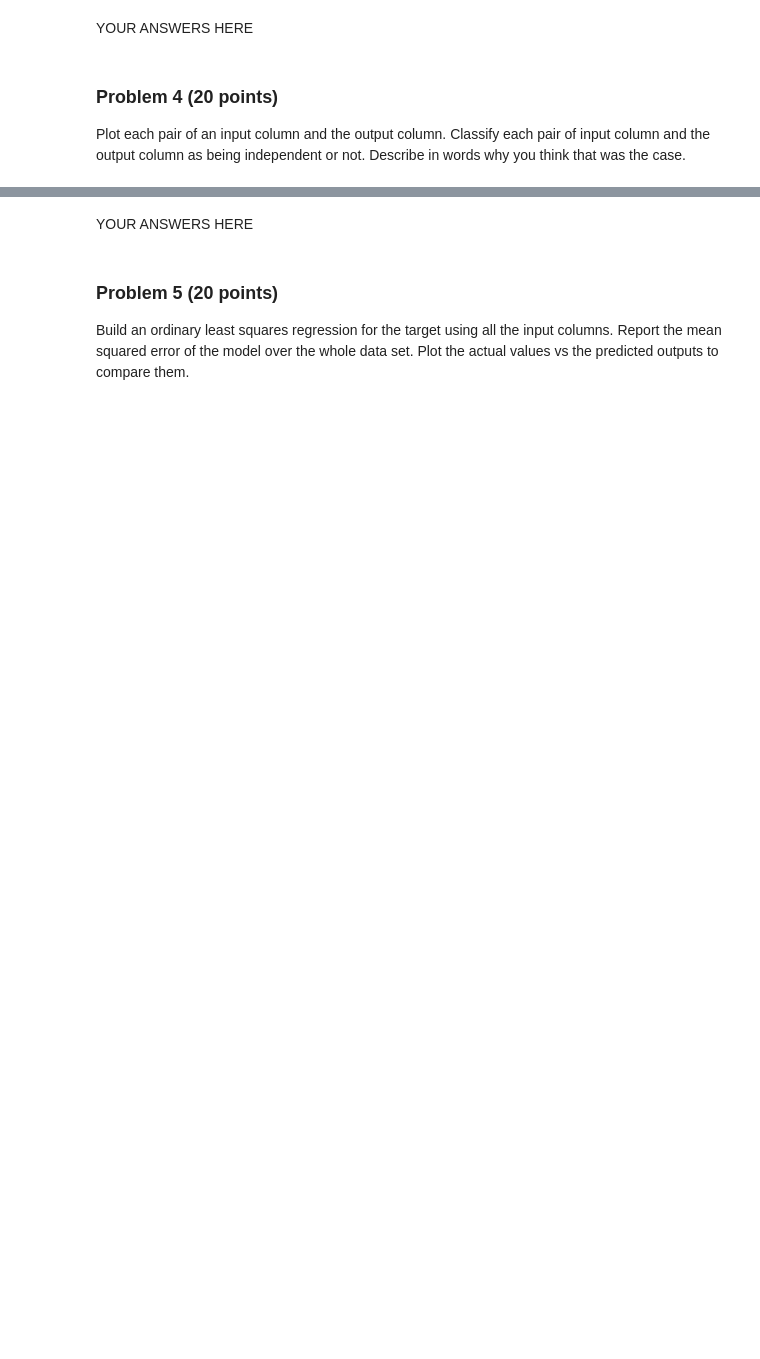
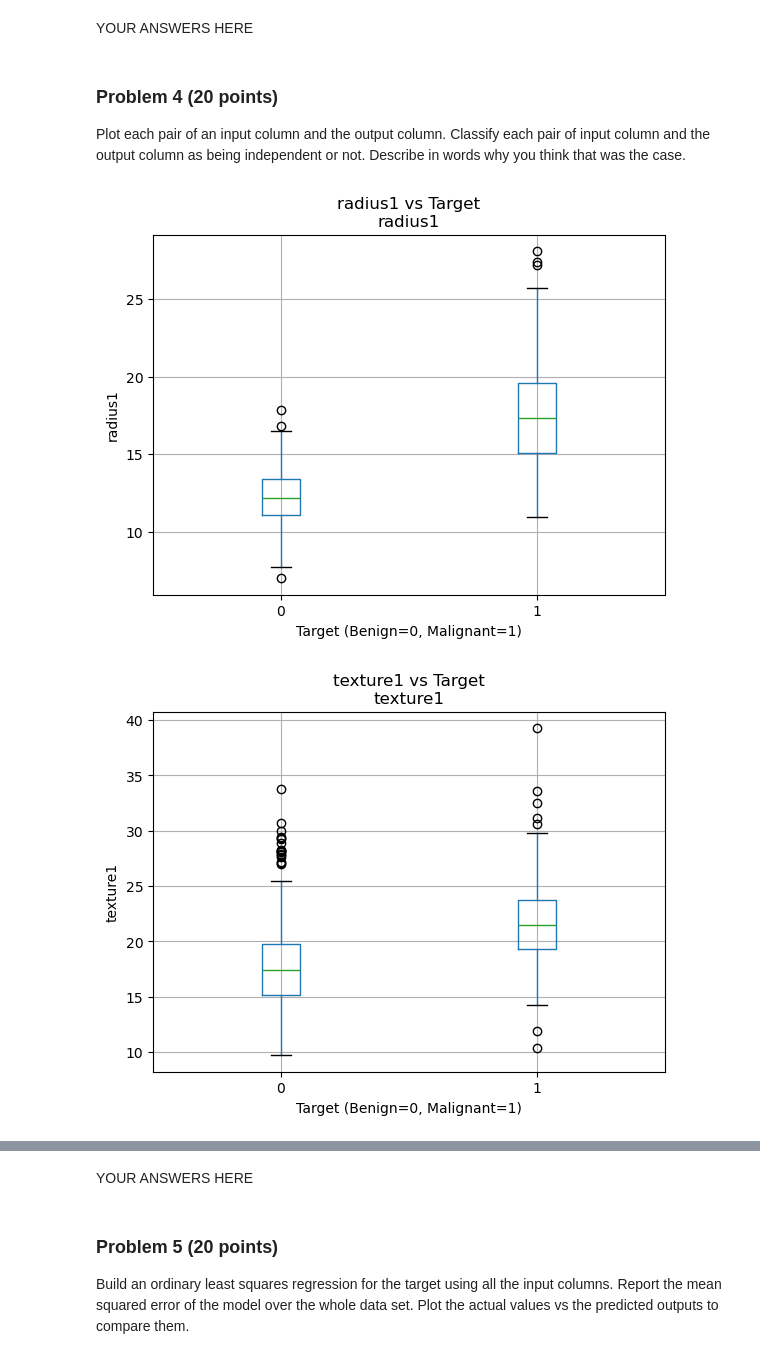
Before and after one commit to veniola/dx601-final-project, a Jupyter notebook: project.ipynb, the cells around one changed output, grey strips where cells are left out. Saved outputs shown, nothing was run; the diff lists cells and outputs as text; code cells hidden in the pictures; blank space fills up the shorter version.

```diff
--- a/project.ipynb
+++ b/project.ipynb
@@ -104,0 +198,30 @@ Describe in words why you think that was the case.
+# %%
+# Box plots of input column vs target column (first 10 columns):
+for col in [c for c in breast_cancer.columns if c != "target"][:10]:
+    breast_cancer.boxplot(column=col, by="target")
+    plt.suptitle(f"{col} vs Target")
+    plt.ylabel(f"{col}")
+    plt.xlabel("Target (Benign=0, Malignant=1)")
+    plt.show()
+
+# Explanation of box plots (first 10 columns):
+# The box plot of the second column, "radius1", shows that the malignant group has a higher median radius than the benign group.
+# The box plot of the third column, "texture1", indicates that the texture values are more spread out for the malignant group.
+# The box plot of the fourth column, "perimeter1", reveals that the malignant group has a larger perimeter on average.
+# The box plot of the fifth column, "area1", shows that the area is generally larger for malignant tumors.
+# The box plot of the sixth column, "smoothness1", indicates that the malignant group has a lower smoothness value.
+# The box plot of the seventh column, "compactness1", shows that the malignant group has a higher compactness value.
+# The box plot of the eighth column, "concavity1", indicates that the malignant group has a higher concavity value.
+# The box plot of the ninth column, "concave_points1", shows that the malignant group has more concave points.
+# The box plot of the tenth column, "symmetry1", indicates that the malignant group has lower symmetry values.
+# Lastly, the box plot of the eleventh column, "fractal_dimension1", shows that the malignant group has a slightly higher fractal dimension on average.
+
+# Code Alternative - Additional plots can be created using scatter plots
+# Scatter plots of input column vs target column (first 10 columns):
+#for col in [c for c in breast_cancer.columns if c != "target"][:10]:
+    #plt.scatter(breast_cancer[col], breast_cancer["target"], alpha=0.5)
+    #plt.suptitle(f"{col} vs target")
+    #plt.show()
+# %% [output]
+[figure, added]
+[figure, added]
```
Also changed, not shown: parts of 16 cells of this notebook.
